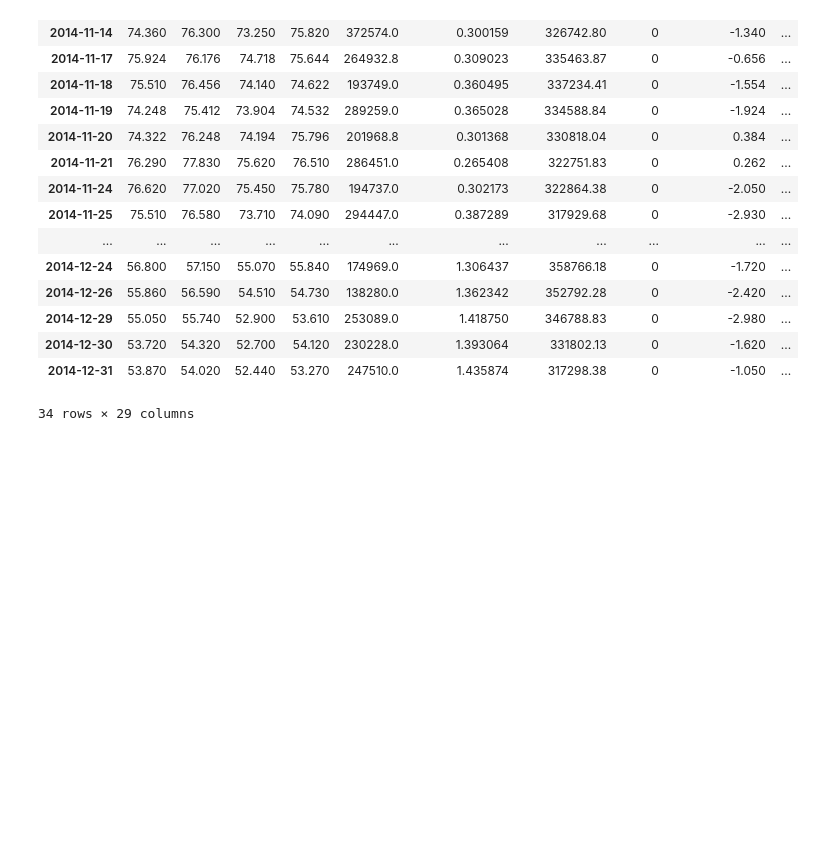
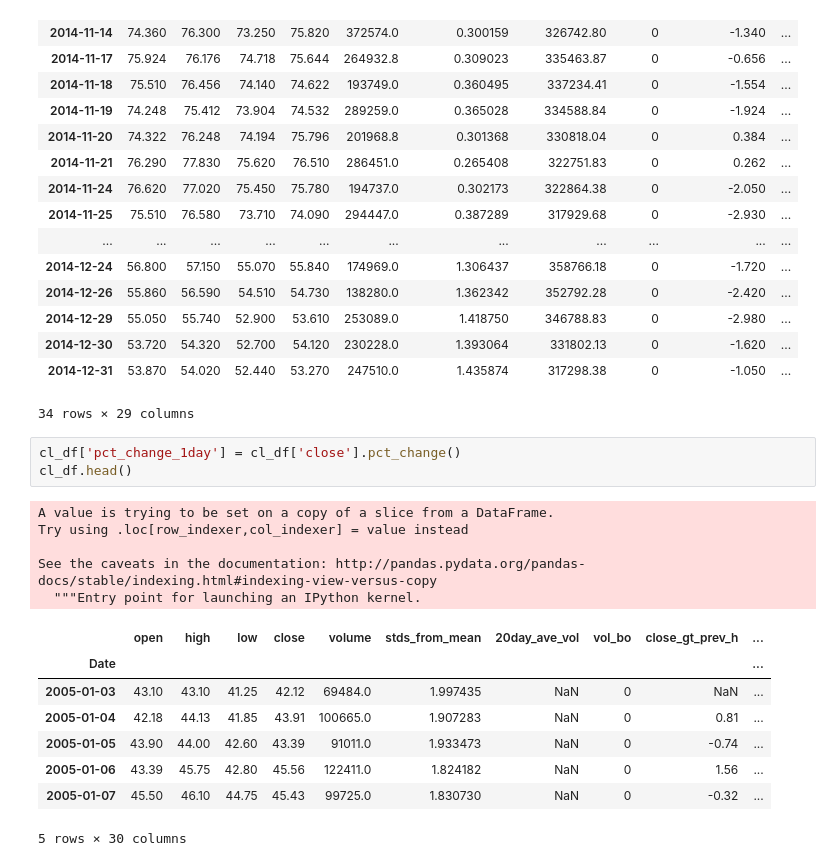
Before and after one commit to franko003/Price_Indicator_Analysis, a Jupyter notebook: Create_Indicators.ipynb, the cells around one changed output. Drawn from its saved outputs; the diff is of its cells as text; blank space fills up the shorter version.

```diff
--- a/Create_Indicators.ipynb
+++ b/Create_Indicators.ipynb
@@ -617,3 +617,20 @@ See the caveats in the documentation: http://pandas.pydata.org/pandas-docs/stabl
 | 2014-12-30 | 53.720 | 54.320 | 52.700 | 54.120 | 230228.0 | 1.393064 | 331802.13 | 0 | -1.620 | ... |
 | 2014-12-31 | 53.870 | 54.020 | 52.440 | 53.270 | 247510.0 | 1.435874 | 317298.38 | 0 | -1.050 | ... |
 34 rows × 29 columns
+# %%
+cl_df['pct_change_1day'] = cl_df['close'].pct_change()
+cl_df.head()
+# %% [output]
+A value is trying to be set on a copy of a slice from a DataFrame.
+Try using .loc[row_indexer,col_indexer] = value instead
+
+See the caveats in the documentation: http://pandas.pydata.org/pandas-docs/stable/indexing.html#indexing-view-versus-copy
+  """Entry point for launching an IPython kernel.
+|  | open | high | low | close | volume | stds_from_mean | 20day_ave_vol | vol_bo | close_gt_prev_h | ... |
+| Date |  |  |  |  |  |  |  |  |  | ... |
+| 2005-01-03 | 43.10 | 43.10 | 41.25 | 42.12 | 69484.0 | 1.997435 | NaN | 0 | NaN | ... |
+| 2005-01-04 | 42.18 | 44.13 | 41.85 | 43.91 | 100665.0 | 1.907283 | NaN | 0 | 0.81 | ... |
+| 2005-01-05 | 43.90 | 44.00 | 42.60 | 43.39 | 91011.0 | 1.933473 | NaN | 0 | -0.74 | ... |
+| 2005-01-06 | 43.39 | 45.75 | 42.80 | 45.56 | 122411.0 | 1.824182 | NaN | 0 | 1.56 | ... |
+| 2005-01-07 | 45.50 | 46.10 | 44.75 | 45.43 | 99725.0 | 1.830730 | NaN | 0 | -0.32 | ... |
+5 rows × 30 columns
```
Also changed, not shown: parts of 3 cells of this notebook.
